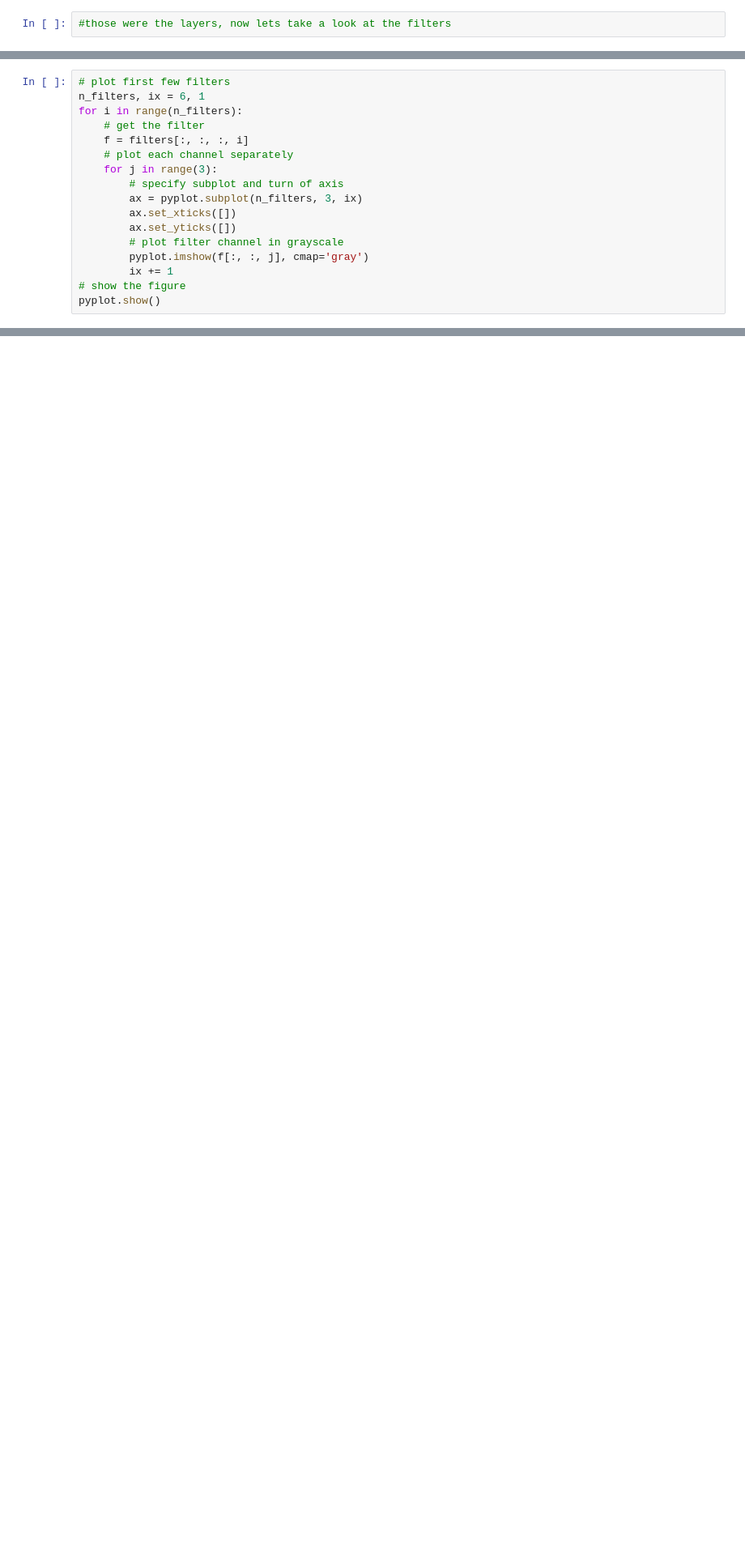
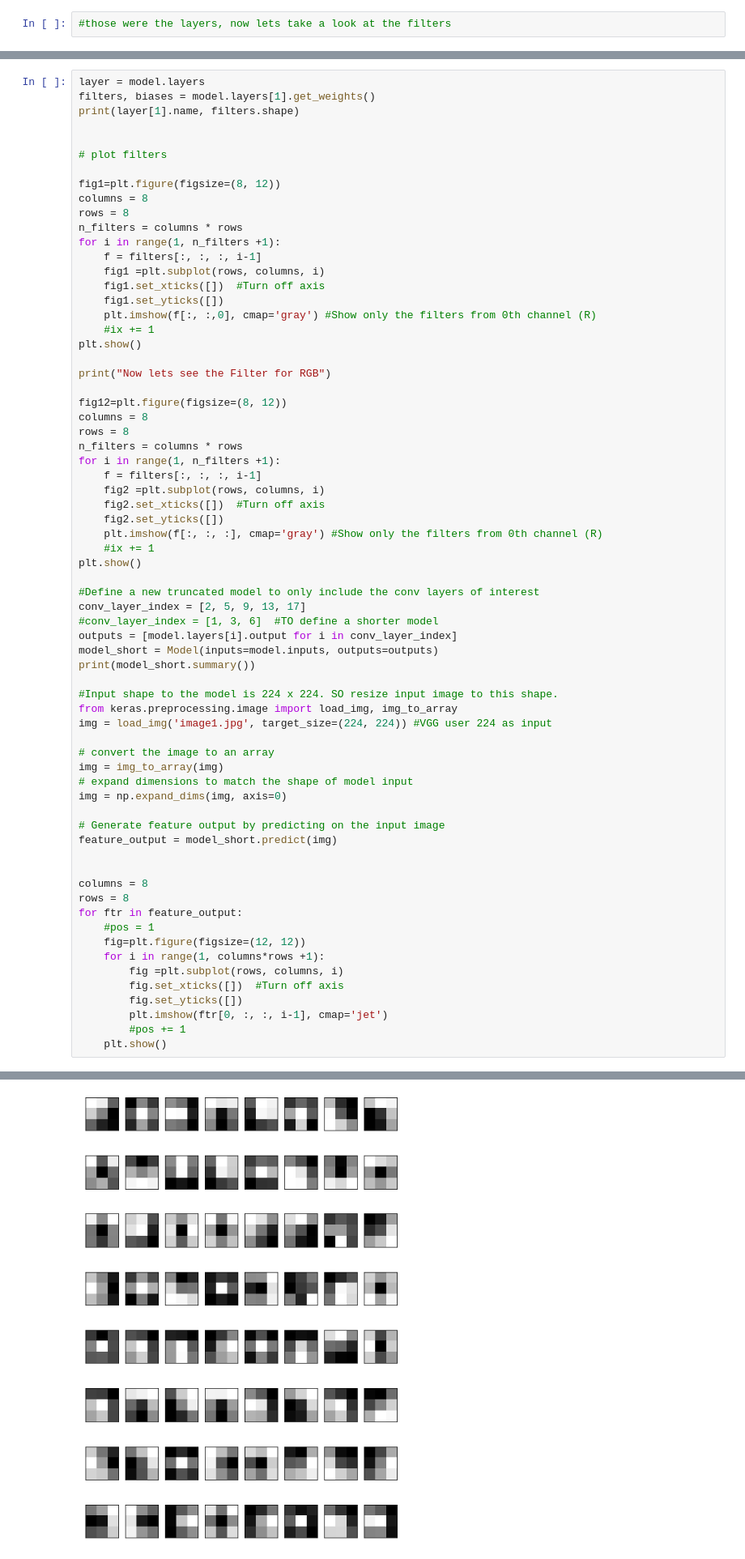
Before and after one commit to arnavd2001/iiitb_cnn, a Jupyter notebook: visualizing_every_layer_cnn.ipynb, the cells around one changed output, grey strips where cells are left out. Shown at 81% size. Cells and saved outputs as stored; diff of their text form; blank space fills up the shorter version.

```diff
--- a/visualizing_every_layer_cnn.ipynb
+++ b/visualizing_every_layer_cnn.ipynb
@@ -204,17 +70,0 @@ filters = (filters - f_min) / (f_max - f_min)
-# %%
-# plot first few filters
-n_filters, ix = 6, 1
-for i in range(n_filters):
-	# get the filter
-	f = filters[:, :, :, i]
-	# plot each channel separately
-	for j in range(3):
-		# specify subplot and turn of axis
-		ax = pyplot.subplot(n_filters, 3, ix)
-		ax.set_xticks([])
-		ax.set_yticks([])
-		# plot filter channel in grayscale
-		pyplot.imshow(f[:, :, j], cmap='gray')
-		ix += 1
-# show the figure
-pyplot.show()
@@ -251,0 +71,69 @@ pyplot.show()
+# %%
+layer = model.layers
+filters, biases = model.layers[1].get_weights()
+print(layer[1].name, filters.shape)
+
+
+# plot filters
+
+fig1=plt.figure(figsize=(8, 12))
+columns = 8
+rows = 8
+n_filters = columns * rows
+for i in range(1, n_filters +1):
+    f = filters[:, :, :, i-1]
+    fig1 =plt.subplot(rows, columns, i)
+    fig1.set_xticks([])  #Turn off axis
+    fig1.set_yticks([])
+    plt.imshow(f[:, :,0], cmap='gray') #Show only the filters from 0th channel (R)
+    #ix += 1
+plt.show()
+
+print("Now lets see the Filter for RGB")
+
+fig12=plt.figure(figsize=(8, 12))
+columns = 8
+rows = 8
+n_filters = columns * rows
+for i in range(1, n_filters +1):
+    f = filters[:, :, :, i-1]
+    fig2 =plt.subplot(rows, columns, i)
+    fig2.set_xticks([])  #Turn off axis
+    fig2.set_yticks([])
+    plt.imshow(f[:, :, :], cmap='gray') #Show only the filters from 0th channel (R)
+    #ix += 1
+plt.show()
+
+#Define a new truncated model to only include the conv layers of interest
+conv_layer_index = [2, 5, 9, 13, 17]
+#conv_layer_index = [1, 3, 6]  #TO define a shorter model
+outputs = [model.layers[i].output for i in conv_layer_index]
+model_short = Model(inputs=model.inputs, outputs=outputs)
+print(model_short.summary())
+
+#Input shape to the model is 224 x 224. SO resize input image to this shape.
+from keras.preprocessing.image import load_img, img_to_array
+img = load_img('image1.jpg', target_size=(224, 224)) #VGG user 224 as input
+
+# convert the image to an array
+img = img_to_array(img)
+# expand dimensions to match the shape of model input
+img = np.expand_dims(img, axis=0)
+
+# Generate feature output by predicting on the input image
+feature_output = model_short.predict(img)
+
+
+columns = 8
+rows = 8
+for ftr in feature_output:
+    #pos = 1
+    fig=plt.figure(figsize=(12, 12))
+    for i in range(1, columns*rows +1):
+        fig =plt.subplot(rows, columns, i)
+        fig.set_xticks([])  #Turn off axis
+        fig.set_yticks([])
+        plt.imshow(ftr[0, :, :, i-1], cmap='jet')
+        #pos += 1
+    plt.show()
+# %% [output]
@@ -251,0 +141 @@ pyplot.show()
+[figure, added]
```
Also changed, not shown: parts of 33 cells of this notebook.
